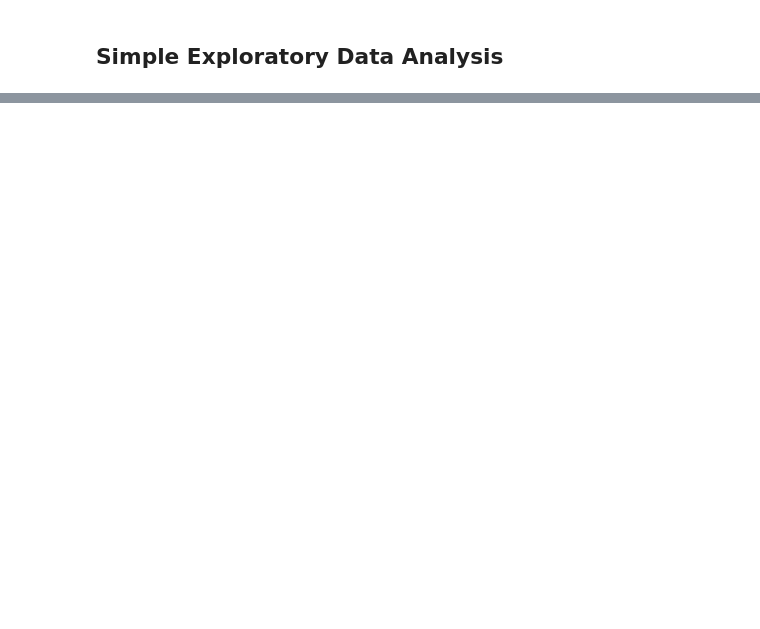
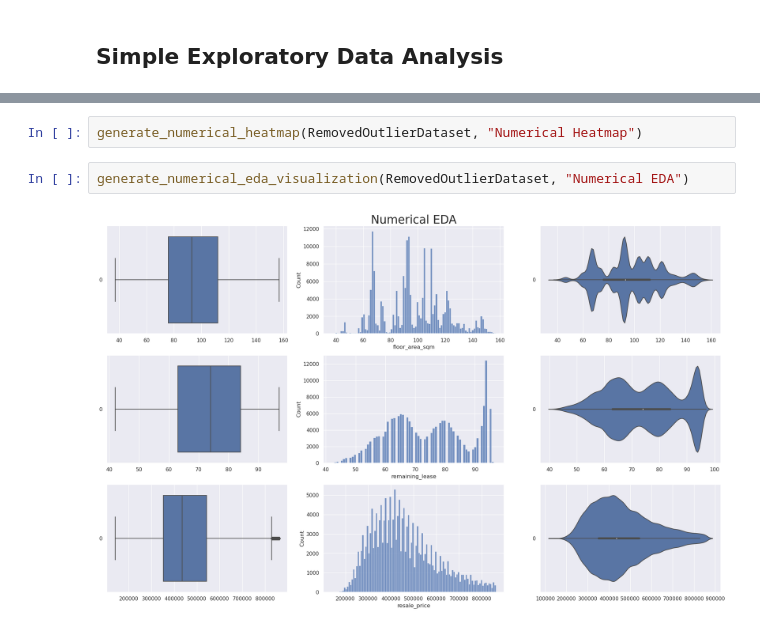
Before and after one commit to Amizzuddin/cc0002, a Jupyter notebook: main.ipynb, the cells around one changed output, grey strips where cells are left out. Drawn from its saved outputs; the diff is of its cells as text; blank space fills up the shorter version.

```diff
--- a/main.ipynb
+++ b/main.ipynb
@@ -99,0 +130,6 @@ generate_numerical_categorical_heatmap(CleanUpDataset)
+# %%
+generate_numerical_heatmap(RemovedOutlierDataset, "Numerical Heatmap")
+# %%
+generate_numerical_eda_visualization(RemovedOutlierDataset, "Numerical EDA")
+# %% [output]
+[figure, added]
```
Also changed, not shown: parts of 8 cells of this notebook, 2 other files.
